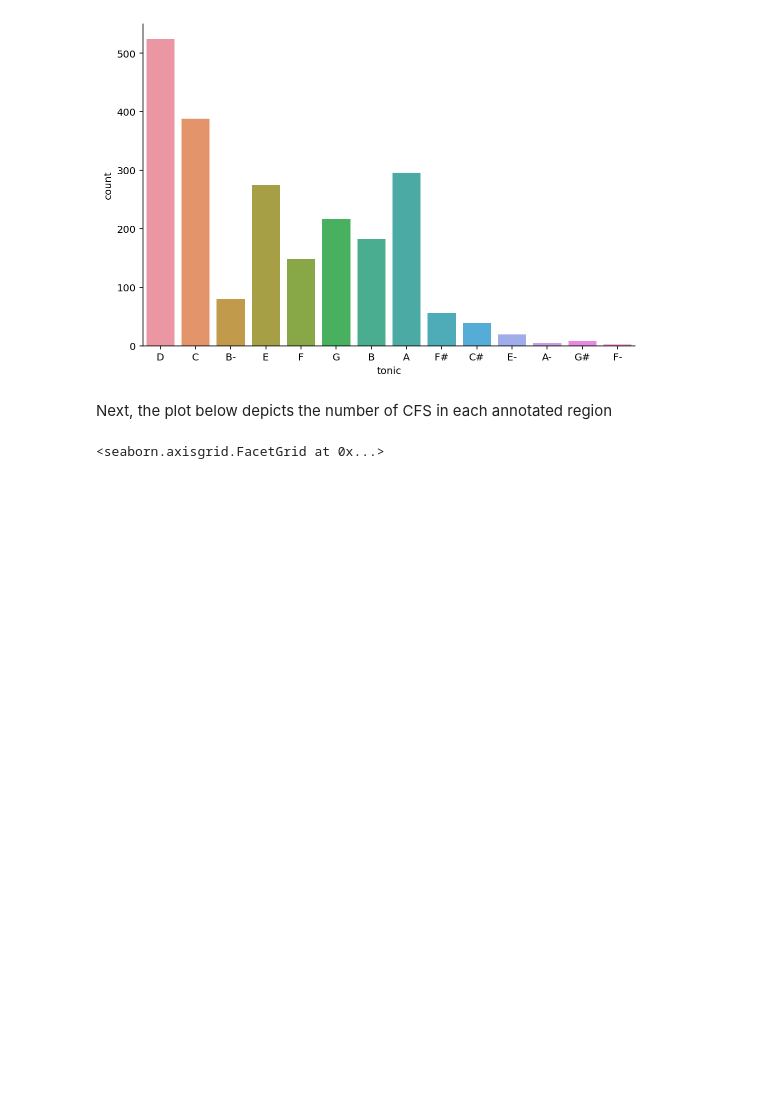
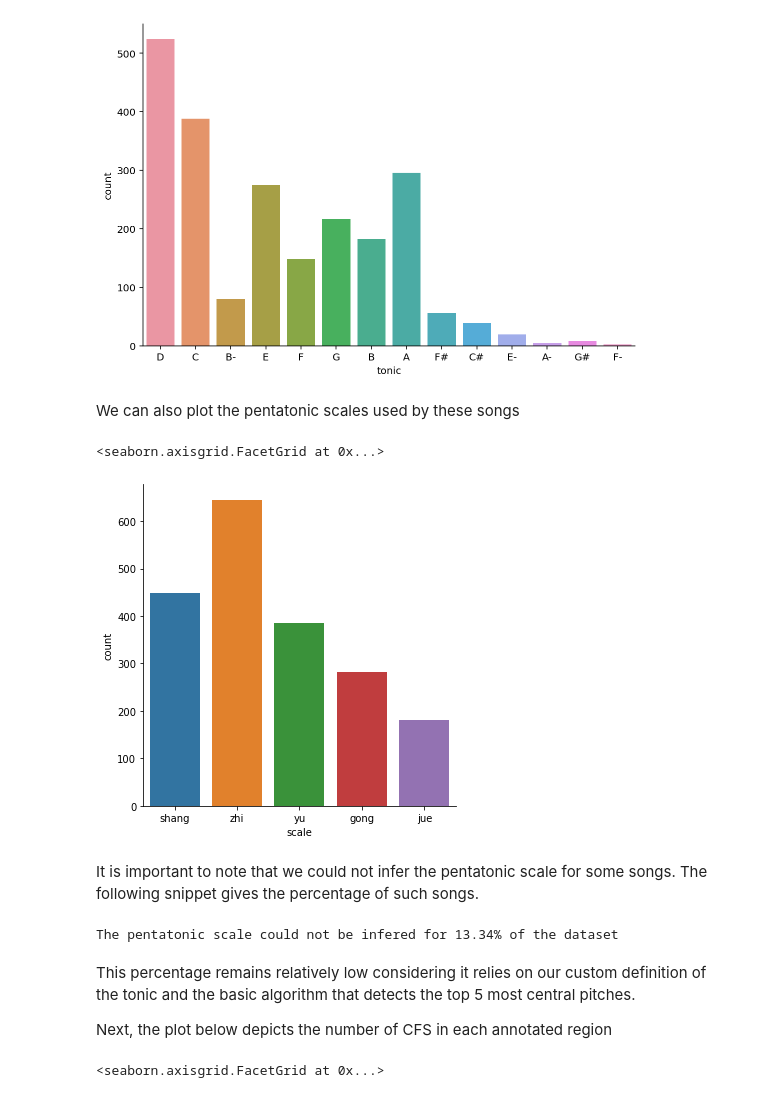
Before and after one commit to ravinitheshreddy/Digital-Musicology-Project, a Jupyter notebook: milestone2.ipynb, the cells around one changed output. Saved outputs shown, nothing was run; the diff lists cells and outputs as text; code cells hidden in the pictures; blank space fills up the shorter version.

Commit message:
Add scale inference

```diff
--- a/milestone2.ipynb
+++ b/milestone2.ipynb
@@ -314,7 +346,23 @@ sns.catplot(x="tonic", kind="count", data=CFS_full, aspect=1.5)
 # %% [output]
 <seaborn.axisgrid.FacetGrid at 0x...>
 [figure]
+# %% [markdown]
+We can also plot the pentatonic scales used by these songs
+# %%
+sns.catplot(data = CFS_full, x = "scale", kind="count")
+# %% [output]
+<seaborn.axisgrid.FacetGrid at 0x...>
+[figure, added]
+# %% [markdown]
+It is important to note that we could not infer the pentatonic scale for some songs. The following snippet gives the percentage of such songs.
+# %%
+not_found_percentage = 1-CFS_full.scale.value_counts().sum()/len(CFS_full)
+print(f"The pentatonic scale could not be infered for {not_found_percentage*100:.2f}% of the dataset")
+# %% [output]
+The pentatonic scale could not be infered for 13.34% of the dataset
 # %% [markdown]
+This percentage remains relatively low considering it relies on our custom definition of the tonic and the basic algorithm that detects the top 5 most central pitches.
+
 Next, the plot below depicts the number of CFS in each annotated region
 # %%
 sns.catplot(x="region", kind="count", data=CFS_full, aspect=1.5)
```
Also changed, not shown: parts of 11 cells of this notebook.
